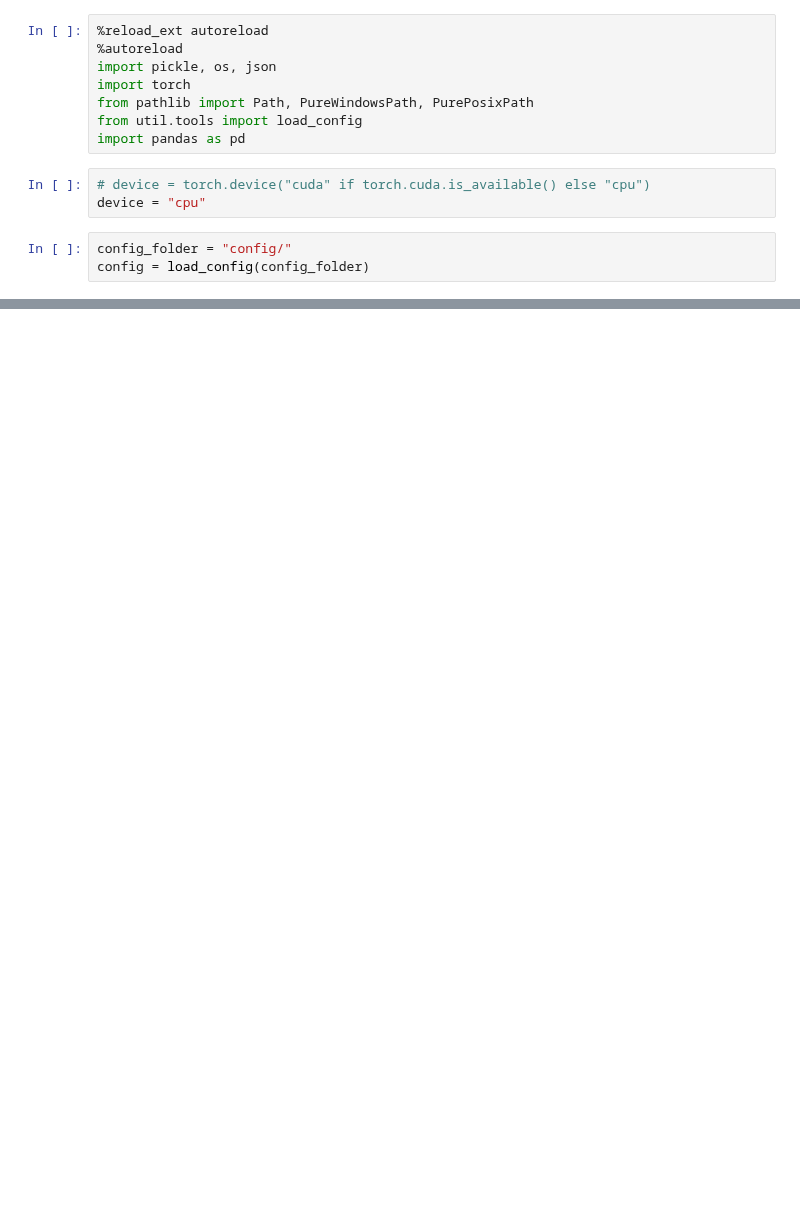
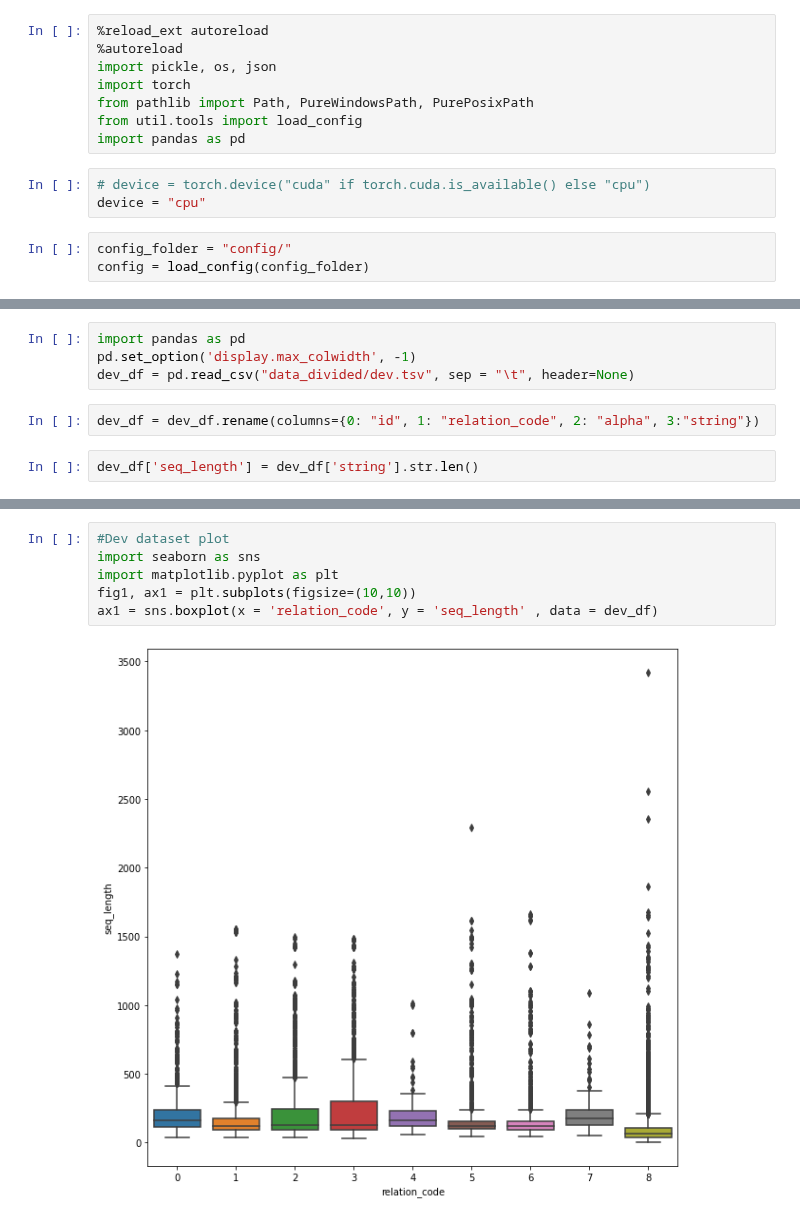
Before and after one commit to pnarsina/w266_final, a Jupyter notebook: project_re/MissedPredictionsAnalysis.ipynb, the cells around one changed output, grey strips where cells are left out. Saved outputs shown, nothing was run; the diff lists cells and outputs as text; blank space fills up the shorter version.

```diff
--- a/project_re/MissedPredictionsAnalysis.ipynb
+++ b/project_re/MissedPredictionsAnalysis.ipynb
@@ -150,0 +321,8 @@ Name: Predicted, dtype: int64
+# %%
+import pandas as pd
+pd.set_option('display.max_colwidth', -1)
+dev_df = pd.read_csv("data_divided/dev.tsv", sep = "\t", header=None)
+# %%
+dev_df = dev_df.rename(columns={0: "id", 1: "relation_code", 2: "alpha", 3:"string"})
+# %%
+dev_df['seq_length'] = dev_df['string'].str.len()
@@ -150,0 +343,8 @@ Name: Predicted, dtype: int64
+# %%
+#Dev dataset plot
+import seaborn as sns
+import matplotlib.pyplot as plt
+fig1, ax1 = plt.subplots(figsize=(10,10))
+ax1 = sns.boxplot(x = 'relation_code', y = 'seq_length' , data = dev_df)
+# %% [output]
+[figure, added]
```
Also changed, not shown: parts of 34 cells of this notebook.
